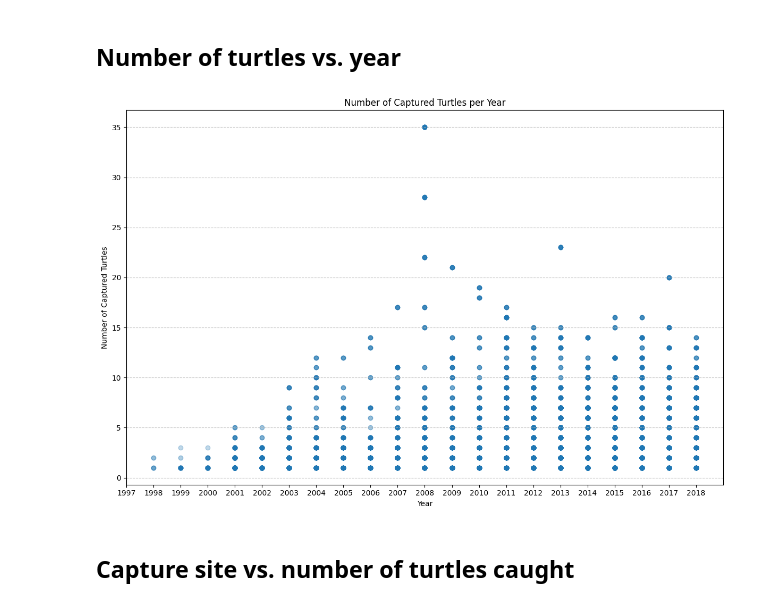
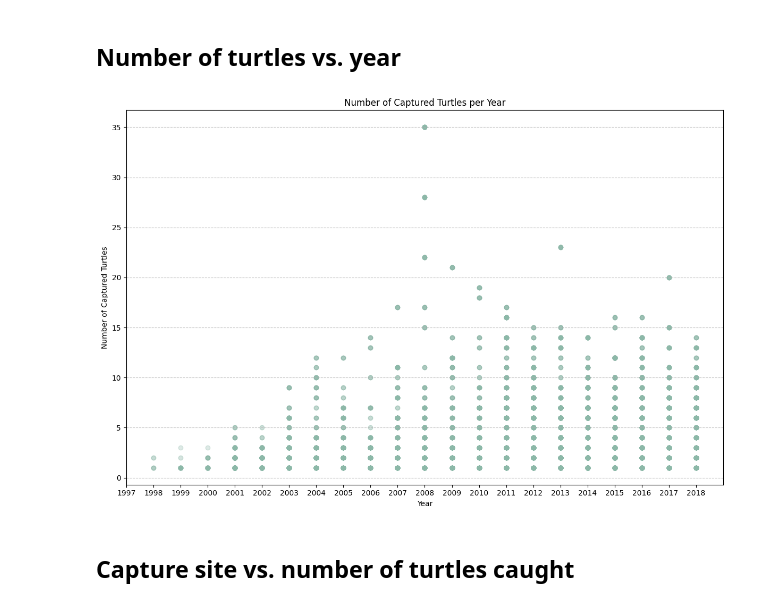
Before and after one commit to eigenaarti2/Ninja-Turtles, a Jupyter notebook: Baseline_new_start_carolina.ipynb, the cells around one changed output. Cells and saved outputs as stored; diff of their text form; code cells hidden in the pictures.

```diff
--- a/Baseline_new_start_carolina.ipynb
+++ b/Baseline_new_start_carolina.ipynb
@@ -372,26 +372,28 @@ new_df.head()
 # %% [markdown]
 ## Number of turtles vs. year
 # %%
-import matplotlib.pyplot as plt
+# Define custom color palette
+custom_colors = ['#8cb8a8', '#b8765c', '#6b92a9', '#e9dccb']
 
 # Cast the 'year' column to integers
 years = new_df['year'].astype(int)
 turtle_counts = new_df['Number_Turtles']
 
 # Create a scatter plot to visualize the relationship
 plt.figure(figsize=(12, 8))
-plt.scatter(years, turtle_counts, marker='o', alpha=0.1)  # alpha helps to show overlapping data, greater alpha = darker color
+plt.scatter(years, turtle_counts, marker='o', alpha=0.1, color=custom_colors[0])  # Set the color here
 plt.title('Number of Captured Turtles per Year')
 plt.xlabel('Year')
 plt.ylabel('Number of Captured Turtles')
 plt.grid(axis='y', linestyle='--', alpha=0.7)
 plt.tight_layout()
 
 # Set the x-axis ticks to be integers
 plt.xticks(range(1997, 2019))
+
 plt.show()
 # %% [output]
-[figure, old version]
+[figure, new version]
 # %% [markdown]
 ## Capture site vs. number of turtles caught
 # %%
```
Also changed, not shown: parts of 5 cells of this notebook.
